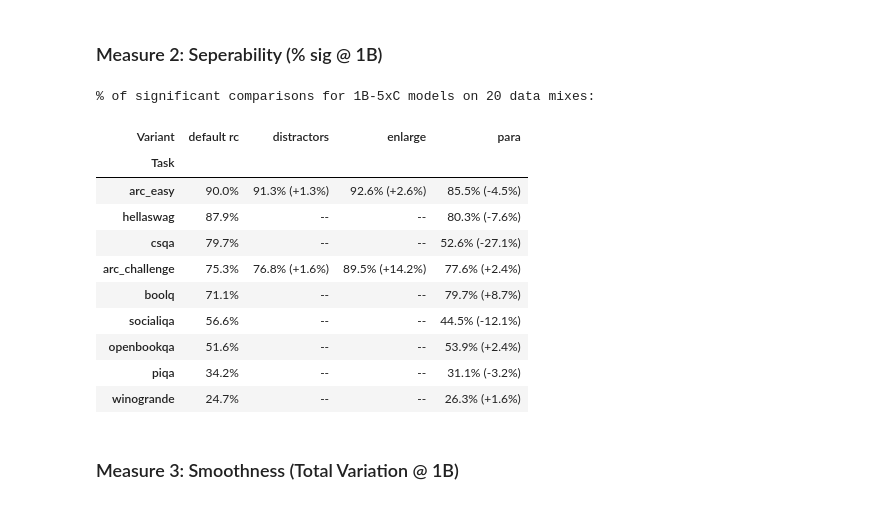
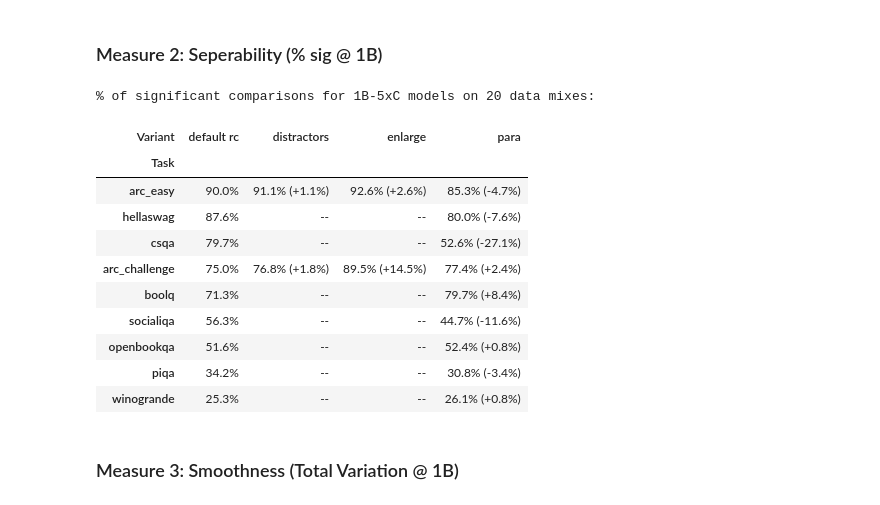
Before and after one commit to davidheineman/new-evals, a Jupyter notebook: analysis/notebooks/measures.ipynb, the cells around one changed output. Saved outputs shown, nothing was run; the diff lists cells and outputs as text; code cells hidden in the pictures.

Commit message:
update tables

```diff
--- a/analysis/notebooks/measures.ipynb
+++ b/analysis/notebooks/measures.ipynb
@@ -174,3 +170,9 @@ data_by_name = get_ladder_data(df, task_name, LADDER_MODELS, ['peteish-moreeval-
+# %%
+# Sanity check: enlarge results
+task_name = 'arc_easy:enlarge'
+model = 'peteish7'
+m2, bpb  = get_nd_array(df, 'model', 'logits_per_byte', model=model, task=task_name, step='max')
+data_by_name = get_ladder_data(df, task_name, LADDER_MODELS, ['peteish_7'])
 # %%
 import matplotlib.pyplot as plt
 
@@ -219,0 +249,13 @@ print(rel_error)
+# %%
+from utils.constants_models import MODEL_LIST_MIXES
+MODEL_LIST_MIXES = [model.split('/')[-1] for model in MODEL_LIST_MIXES]
+# BROKEN_MODELS = [
+#     'gemma-7b', 'gemma-2-9b', 'Qwen2.5-32B', 'OLMo-7B-0424-hf', 'Meta-Llama-3.1-70B',
+#     'Llama-2-13b-hf', 'peteish13-highlr', 'Llama-2-13b-hf', 'zephyr-7b-beta'
+# ]
+BROKEN_MODELS = []
+all_models = sorted([model for model in MODELS if model not in MODEL_LIST_MIXES + BROKEN_MODELS + akshita_ladder_models])
+
+fig, axes = plt.subplots(1, 1, figsize=(8, 6), squeeze=False)
+y, y_pred, rel_error, delta_error = run_ladder(df, 'arc_challenge', eval_models=all_models, ax=axes[0][0])
+_ = axes[0][0].legend(fontsize=6, ncol=2)
@@ -276,26 +317,26 @@ MODEL_LIST_MIXES = [model.split('/')[-1] for model in MODEL_LIST_MIXES]
 # %%
 tasks = TASKS # ['arc_easy']
 
-sig_results, _ = compute_significance(df, MODEL_LIST_MIXES, 'acc_per_char', tasks=tasks)
-# sig_results, fig = compute_significance(df, MODEL_LIST_MIXES, 'acc_per_char', tasks=tasks, do_plot=True)
+sig_results, _, _ = compute_significance(df, MODEL_LIST_MIXES, 'acc_per_char', tasks=tasks)
+# sig_results, _, fig = compute_significance(df, MODEL_LIST_MIXES, 'acc_per_char', tasks=tasks, do_plot=True)
 # %%
 from table import display_task_variants
 
 print('% of significant comparisons for 1B-5xC models on 20 data mixes:')
-display_task_variants(sig_results, key='1B')
+display_task_variants(sig_results, key='perc_sig')
 # %% [output]
 % of significant comparisons for 1B-5xC models on 20 data mixes:
 | Variant | default rc | distractors | enlarge | para |
 | Task |  |  |  |  |
-| arc_easy | 90.0% | 91.3% (+1.3%) | 92.6% (+2.6%) | 85.5% (-4.5%) |
-| hellaswag | 87.9% | -- | -- | 80.3% (-7.6%) |
+| arc_easy | 90.0% | 91.1% (+1.1%) | 92.6% (+2.6%) | 85.3% (-4.7%) |
+| hellaswag | 87.6% | -- | -- | 80.0% (-7.6%) |
 | csqa | 79.7% | -- | -- | 52.6% (-27.1%) |
-| arc_challenge | 75.3% | 76.8% (+1.6%) | 89.5% (+14.2%) | 77.6% (+2.4%) |
-| boolq | 71.1% | -- | -- | 79.7% (+8.7%) |
-| socialiqa | 56.6% | -- | -- | 44.5% (-12.1%) |
-| openbookqa | 51.6% | -- | -- | 53.9% (+2.4%) |
-| piqa | 34.2% | -- | -- | 31.1% (-3.2%) |
-| winogrande | 24.7% | -- | -- | 26.3% (+1.6%) |
+| arc_challenge | 75.0% | 76.8% (+1.8%) | 89.5% (+14.5%) | 77.4% (+2.4%) |
+| boolq | 71.3% | -- | -- | 79.7% (+8.4%) |
+| socialiqa | 56.3% | -- | -- | 44.7% (-11.6%) |
+| openbookqa | 51.6% | -- | -- | 52.4% (+0.8%) |
+| piqa | 34.2% | -- | -- | 30.8% (-3.4%) |
+| winogrande | 25.3% | -- | -- | 26.1% (+0.8%) |
 # %% [markdown]
 ### Measure 3: Smoothness (Total Variation @ 1B)
 # %%
```
Also changed, not shown: parts of 16 cells of this notebook, 3 other files.
